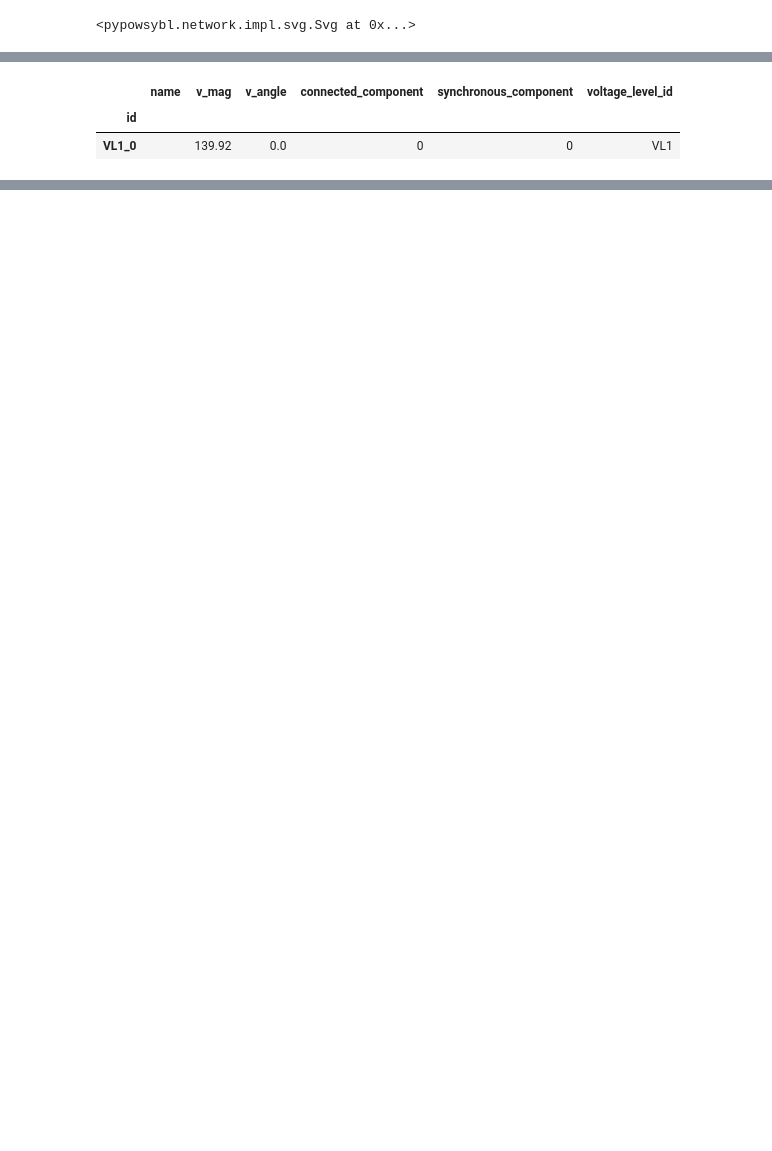
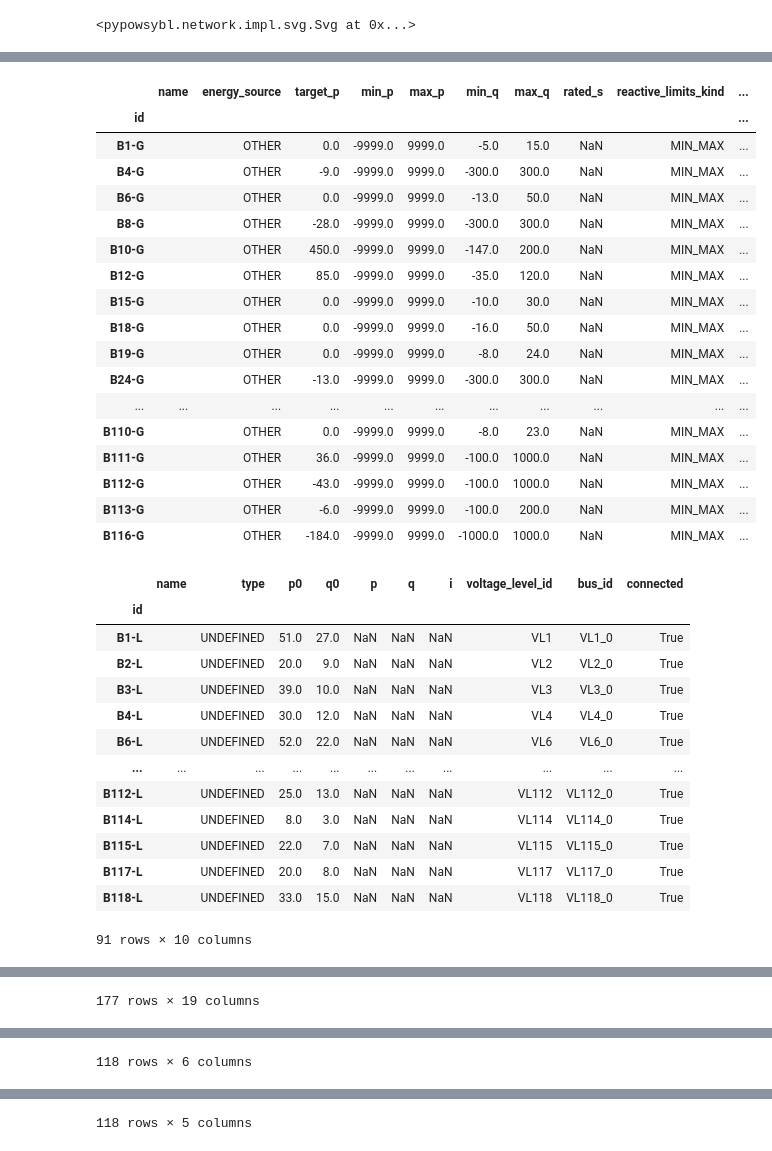
Before and after one commit to BenoitJeanson/topo_sandbox, a Jupyter notebook: pyomo_sandbox.ipynb, the cells around one changed output, grey strips where cells are left out. Cells and saved outputs as stored; diff of their text form; code cells hidden in the pictures; blank space fills up the shorter version.

```diff
--- a/pyomo_sandbox.ipynb
+++ b/pyomo_sandbox.ipynb
@@ -567,0 +603,18 @@ Solver:
+# %%
+create = pp.network.create_ieee118
+net = create()
+d_branches = retrieve_detailed_branches(net)
+p_bus, branches, slack, index_branches = convert_network(net)       #TODO: type index_branches
+model_dcpf = dc_pf(p_bus, branches, slack)
+solver.solve(model_dcpf)
+apply_results(net, model_dcpf, index_branches)
+
+
+for lim in [1.7]:
+    print(lim)
+    limited_branches = init_branches_pmax(d_branches, lambda d_br : lim if d_br.v_nom1 == 138.0 else 10)
+    model_ots = dc_ots(p_bus, limited_branches, slack)
+    start_time = time.time()
+    solver.solve(model_ots)
+    stop_time = time.time()
+    print(f"duration: {stop_time - start_time:.1f} sec", indicators(model_ots))
@@ -576,10 +696,42 @@ plt.plot(net.get_buses().loc[:,'v_angle'], net_ref.get_buses().loc[:,'v_angle'],
 # %% [output]
 [<matplotlib.lines.Line2D at 0x...>]
 [drawing not drawn]
-# %%
-the_buses = net_ref.get_buses()
-the_buses[the_buses['v_angle'] == 0]
-# %% [output]
-|  | name | v_mag | v_angle | connected_component | synchronous_component | voltage_level_id |
-| id |  |  |  |  |  |  |
-| VL1_0 |  | 139.92 | 0.0 | 0 | 0 | VL1 |
+# %%
+display(net.get_generators())
+display(net.get_loads())
+display(net.get_lines())
+display(net.get_buses())
+display(net.get_voltage_levels())
+# %% [output]
+|  | name | energy_source | target_p | min_p | max_p | min_q | max_q | rated_s | reactive_limits_kind | ... |
+| id |  |  |  |  |  |  |  |  |  | ... |
+| B1-G |  | OTHER | 0.0 | -9999.0 | 9999.0 | -5.0 | 15.0 | NaN | MIN_MAX | ... |
+| B4-G |  | OTHER | -9.0 | -9999.0 | 9999.0 | -300.0 | 300.0 | NaN | MIN_MAX | ... |
+| B6-G |  | OTHER | 0.0 | -9999.0 | 9999.0 | -13.0 | 50.0 | NaN | MIN_MAX | ... |
+| B8-G |  | OTHER | -28.0 | -9999.0 | 9999.0 | -300.0 | 300.0 | NaN | MIN_MAX | ... |
+| B10-G |  | OTHER | 450.0 | -9999.0 | 9999.0 | -147.0 | 200.0 | NaN | MIN_MAX | ... |
+| B12-G |  | OTHER | 85.0 | -9999.0 | 9999.0 | -35.0 | 120.0 | NaN | MIN_MAX | ... |
+| B15-G |  | OTHER | 0.0 | -9999.0 | 9999.0 | -10.0 | 30.0 | NaN | MIN_MAX | ... |
+| B18-G |  | OTHER | 0.0 | -9999.0 | 9999.0 | -16.0 | 50.0 | NaN | MIN_MAX | ... |
+| B19-G |  | OTHER | 0.0 | -9999.0 | 9999.0 | -8.0 | 24.0 | NaN | MIN_MAX | ... |
+| B24-G |  | OTHER | -13.0 | -9999.0 | 9999.0 | -300.0 | 300.0 | NaN | MIN_MAX | ... |
+| ... | ... | ... | ... | ... | ... | ... | ... | ... | ... | ... |
+| B110-G |  | OTHER | 0.0 | -9999.0 | 9999.0 | -8.0 | 23.0 | NaN | MIN_MAX | ... |
+| B111-G |  | OTHER | 36.0 | -9999.0 | 9999.0 | -100.0 | 1000.0 | NaN | MIN_MAX | ... |
+| B112-G |  | OTHER | -43.0 | -9999.0 | 9999.0 | -100.0 | 1000.0 | NaN | MIN_MAX | ... |
+| B113-G |  | OTHER | -6.0 | -9999.0 | 9999.0 | -100.0 | 200.0 | NaN | MIN_MAX | ... |
+| B116-G |  | OTHER | -184.0 | -9999.0 | 9999.0 | -1000.0 | 1000.0 | NaN | MIN_MAX | ... |
+|  | name | type | p0 | q0 | p | q | i | voltage_level_id | bus_id | connected |
+| id |  |  |  |  |  |  |  |  |  |  |
+| B1-L |  | UNDEFINED | 51.0 | 27.0 | NaN | NaN | NaN | VL1 | VL1_0 | True |
+| B2-L |  | UNDEFINED | 20.0 | 9.0 | NaN | NaN | NaN | VL2 | VL2_0 | True |
+| B3-L |  | UNDEFINED | 39.0 | 10.0 | NaN | NaN | NaN | VL3 | VL3_0 | True |
+| B4-L |  | UNDEFINED | 30.0 | 12.0 | NaN | NaN | NaN | VL4 | VL4_0 | True |
+| B6-L |  | UNDEFINED | 52.0 | 22.0 | NaN | NaN | NaN | VL6 | VL6_0 | True |
+| ... | ... | ... | ... | ... | ... | ... | ... | ... | ... | ... |
+| B112-L |  | UNDEFINED | 25.0 | 13.0 | NaN | NaN | NaN | VL112 | VL112_0 | True |
+| B114-L |  | UNDEFINED | 8.0 | 3.0 | NaN | NaN | NaN | VL114 | VL114_0 | True |
+| B115-L |  | UNDEFINED | 22.0 | 7.0 | NaN | NaN | NaN | VL115 | VL115_0 | True |
+| B117-L |  | UNDEFINED | 20.0 | 8.0 | NaN | NaN | NaN | VL117 | VL117_0 | True |
+| B118-L |  | UNDEFINED | 33.0 | 15.0 | NaN | NaN | NaN | VL118 | VL118_0 | True |
+91 rows × 10 columns
@@ -585,0 +751 @@ the_buses[the_buses['v_angle'] == 0]
+177 rows × 19 columns
@@ -585,0 +765 @@ the_buses[the_buses['v_angle'] == 0]
+118 rows × 6 columns
@@ -585,0 +779 @@ the_buses[the_buses['v_angle'] == 0]
+118 rows × 5 columns
```
Also changed, not shown: parts of 17 cells of this notebook.
